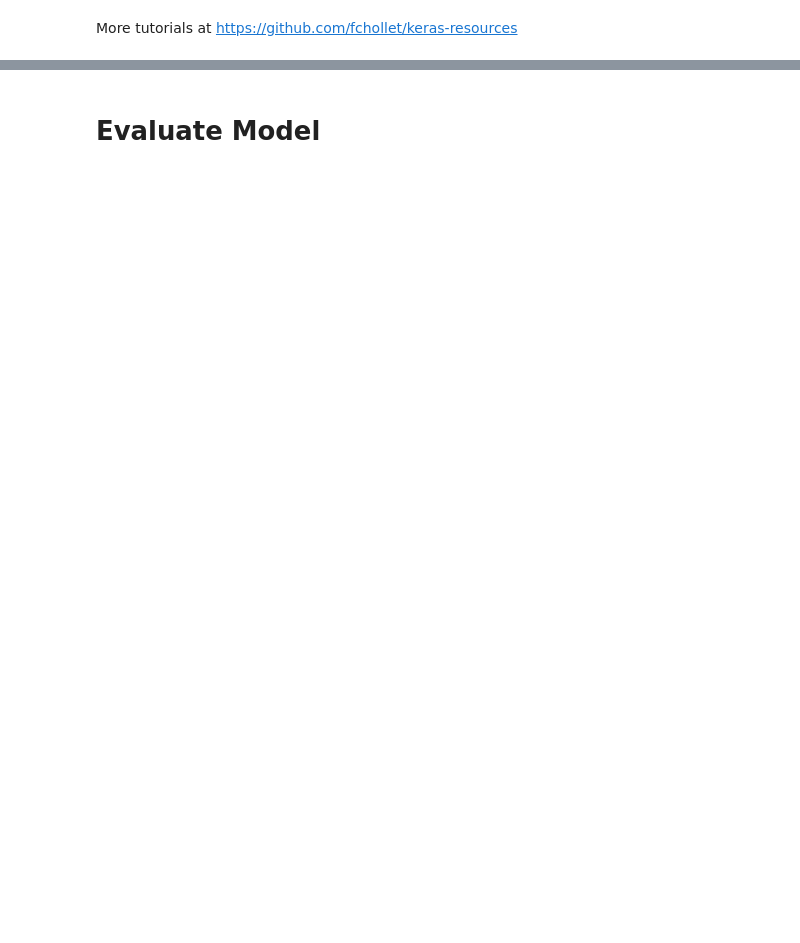
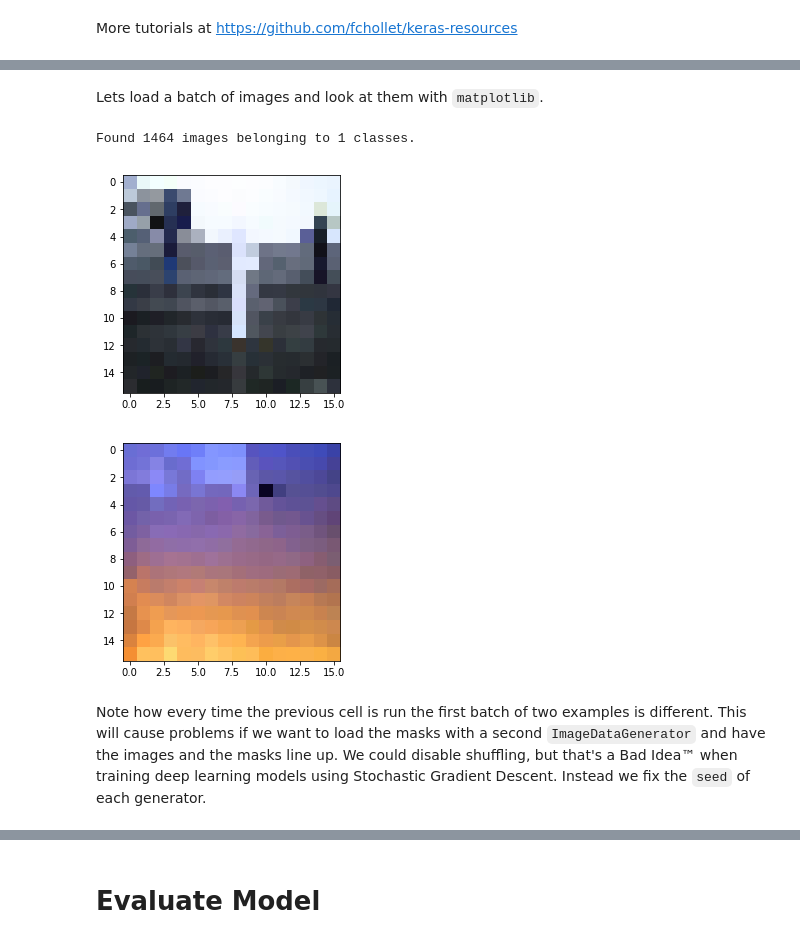
Before and after one commit to borispf/seg-tut, a Jupyter notebook: tutorial.ipynb, the cells around one changed output, grey strips where cells are left out. Cells and saved outputs as stored; diff of their text form; code cells hidden in the pictures; blank space fills up the shorter version.

Commit message:
Add most of the text.
Just need to run it on a GPU now to get some better results...

```diff
--- a/tutorial.ipynb
+++ b/tutorial.ipynb
@@ -169,0 +77,22 @@ SVG(model_to_dot(model).create(prog='dot', format='svg'))
+# %% [markdown]
+Lets load a batch of images and look at them with `matplotlib`.
+# %%
+# The size to rescale the images to. Smaller values should speed up learning, larger values should lead to a better model.
+SIZE = 16
+
+# Rescale the pixel from the range [0, 255] to [0, 1] to help visualization and training the network.
+imdatagen = keras.preprocessing.image.ImageDataGenerator(rescale=1/255)
+im_batch = imdatagen.flow_from_directory('data/train/image',
+                                         target_size=(SIZE, SIZE),
+                                         batch_size=2,
+                                         class_mode=None)[0]
+plt.imshow(im_batch[0, ...])
+plt.show()
+plt.imshow(im_batch[1, ...])
+plt.show()
+# %% [output]
+Found 1464 images belonging to 1 classes.
+[figure, added]
+[figure, added]
+# %% [markdown]
+Note how every time the previous cell is run the first batch of two examples is different. This will cause problems if we want to load the masks with a second `ImageDataGenerator` and have the images and the masks line up. We could disable shuffling, but that's a Bad Idea&trade; when training deep learning models using Stochastic Gradient Descent. Instead we fix the `seed` of each generator.
```
Also changed, not shown: parts of 60 cells of this notebook.
